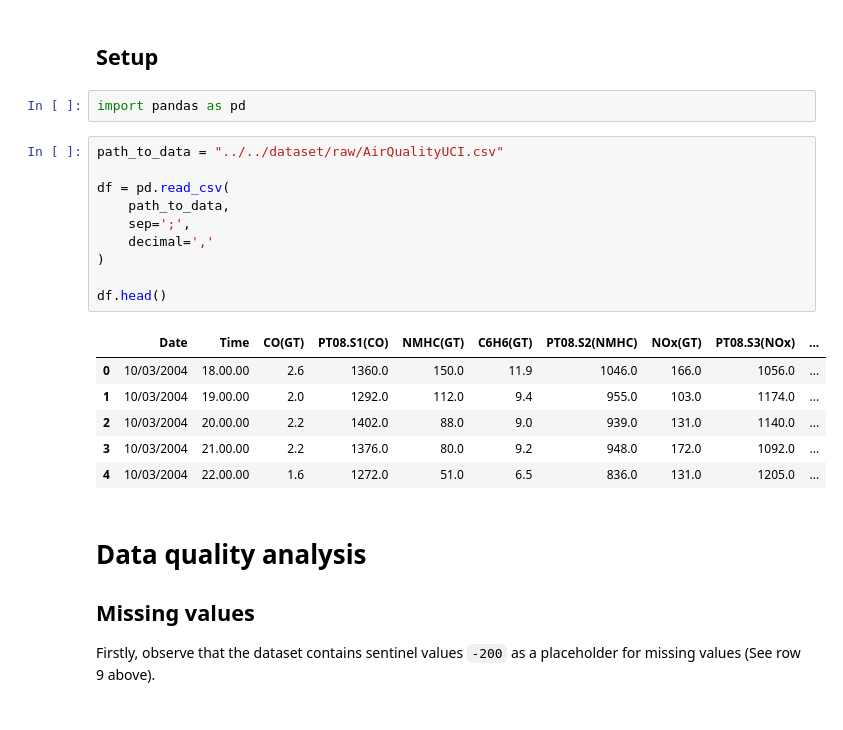
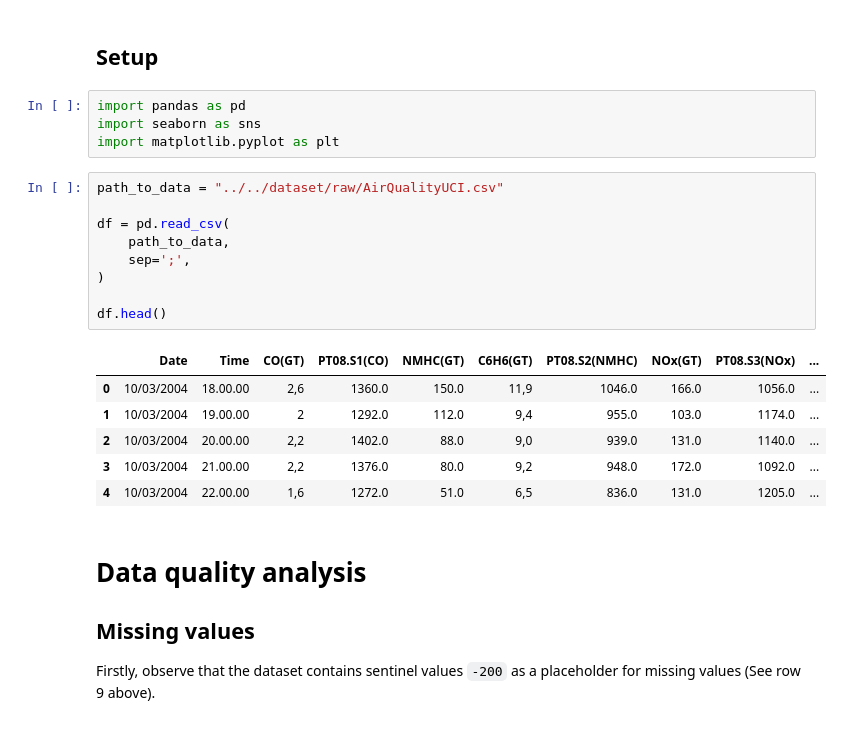
Before and after one commit to jerryjlzhou/9417_Group_Project, a Jupyter notebook: src/data/data_analysis.ipynb, the cells around one changed output. Cells and saved outputs as stored; diff of their text form.

```diff
--- a/src/data/data_analysis.ipynb
+++ b/src/data/data_analysis.ipynb
@@ -6,23 +6,24 @@ This notebook examins the time patterns, seasonal effects, correlations among po
 ## Setup
 # %%
 import pandas as pd
+import seaborn as sns
+import matplotlib.pyplot as plt
 # %%
 path_to_data = "../../dataset/raw/AirQualityUCI.csv"
 
 df = pd.read_csv(
     path_to_data,
     sep=';',
-    decimal=','
 )
 
 df.head()
 # %% [output]
 |  | Date | Time | CO(GT) | PT08.S1(CO) | NMHC(GT) | C6H6(GT) | PT08.S2(NMHC) | NOx(GT) | PT08.S3(NOx) | ... |
-| 0 | 10/03/2004 | 18.00.00 | 2.6 | 1360.0 | 150.0 | 11.9 | 1046.0 | 166.0 | 1056.0 | ... |
-| 1 | 10/03/2004 | 19.00.00 | 2.0 | 1292.0 | 112.0 | 9.4 | 955.0 | 103.0 | 1174.0 | ... |
-| 2 | 10/03/2004 | 20.00.00 | 2.2 | 1402.0 | 88.0 | 9.0 | 939.0 | 131.0 | 1140.0 | ... |
-| 3 | 10/03/2004 | 21.00.00 | 2.2 | 1376.0 | 80.0 | 9.2 | 948.0 | 172.0 | 1092.0 | ... |
-| 4 | 10/03/2004 | 22.00.00 | 1.6 | 1272.0 | 51.0 | 6.5 | 836.0 | 131.0 | 1205.0 | ... |
+| 0 | 10/03/2004 | 18.00.00 | 2,6 | 1360.0 | 150.0 | 11,9 | 1046.0 | 166.0 | 1056.0 | ... |
+| 1 | 10/03/2004 | 19.00.00 | 2 | 1292.0 | 112.0 | 9,4 | 955.0 | 103.0 | 1174.0 | ... |
+| 2 | 10/03/2004 | 20.00.00 | 2,2 | 1402.0 | 88.0 | 9,0 | 939.0 | 131.0 | 1140.0 | ... |
+| 3 | 10/03/2004 | 21.00.00 | 2,2 | 1376.0 | 80.0 | 9,2 | 948.0 | 172.0 | 1092.0 | ... |
+| 4 | 10/03/2004 | 22.00.00 | 1,6 | 1272.0 | 51.0 | 6,5 | 836.0 | 131.0 | 1205.0 | ... |
 # %% [markdown]
 # Data quality analysis
 
```
Also changed, not shown: parts of 9 cells of this notebook, 3 other files.
